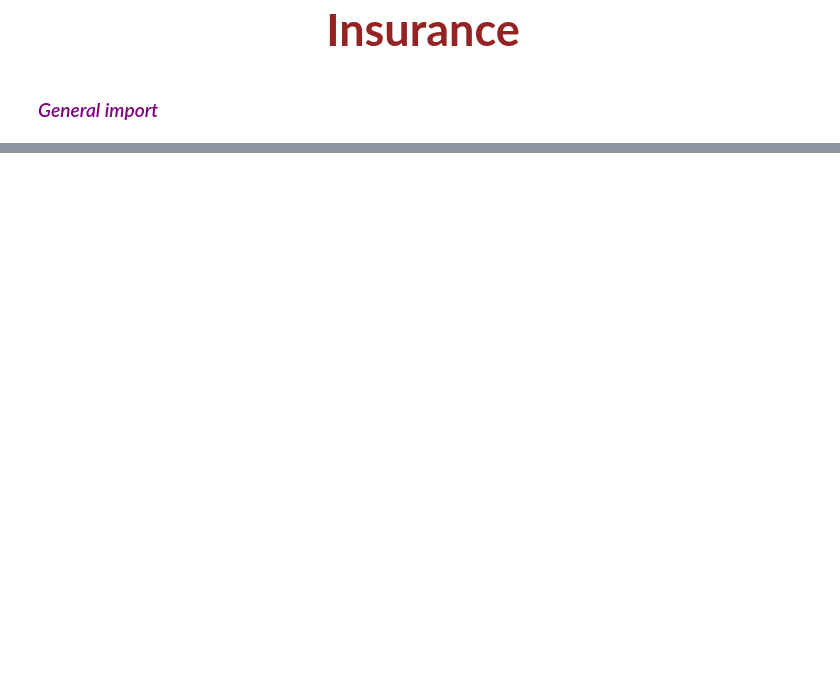
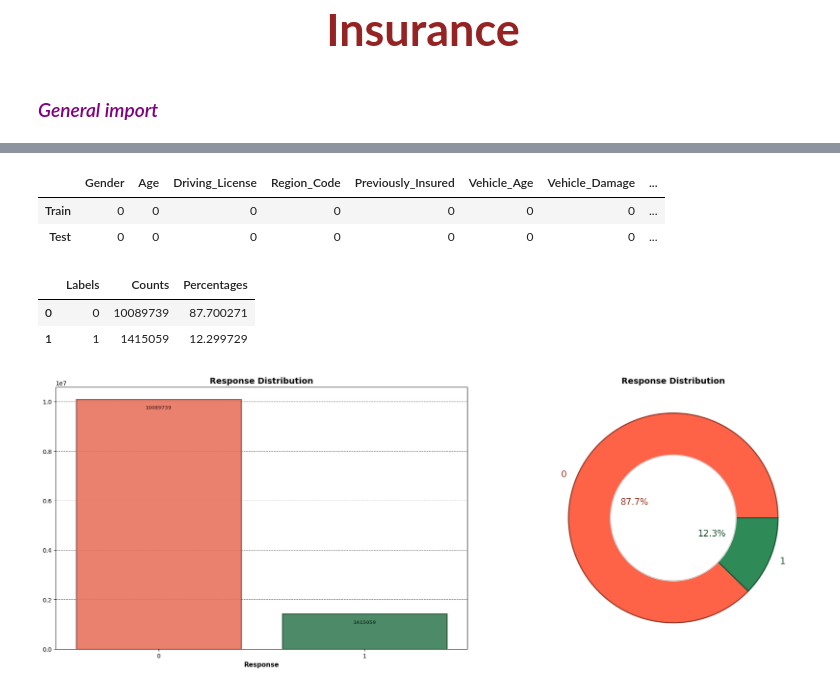
Before and after one commit to ydepledt/kaggle, a Jupyter notebook: insurance_cross_selling/insurance.ipynb, the cells around one changed output, grey strips where cells are left out. Saved outputs shown, nothing was run; the diff lists cells and outputs as text; code cells hidden in the pictures; blank space fills up the shorter version.

```diff
--- a/insurance_cross_selling/insurance.ipynb
+++ b/insurance_cross_selling/insurance.ipynb
@@ -27,9 +33,12 @@ Error:
 df_train = pd.read_csv(train_path)
 df_test  = pd.read_csv(test_path)
 
-# assert not df_train.empty
-# assert not df_test.empty
-# assert df_train.columns[:-1].equals(df_test.columns)
+df_train.drop(columns=['id'], inplace=True)
+df_test.drop(columns=['id'], inplace=True)
+
+assert not df_train.empty
+assert not df_test.empty
+assert df_train.columns[:-1].equals(df_test.columns)
 # %%
 print('_______Train_______')
 df_train.head(3)
@@ -38,0 +90,29 @@ df_test.head(3)
+# %%
+# We check for missing values
+nan_train = pd.DataFrame(df_train.isnull().sum()).T
+nan_train.index = ['Train']
+nan_test  = pd.DataFrame(df_test.isnull().sum()).T
+nan_test.index = ['Test']
+pd.concat([nan_train, nan_test], axis=0)
+# %% [output]
+|  | Gender | Age | Driving_License | Region_Code | Previously_Insured | Vehicle_Age | Vehicle_Damage | ... |
+| Train | 0 | 0 | 0 | 0 | 0 | 0 | 0 | ... |
+| Test | 0 | 0 | 0 | 0 | 0 | 0 | 0 | ... |
+# %%
+plt.figure(figsize=(25, 8))
+plt.subplots_adjust(wspace=0, hspace=0.1)
+ax = plt.subplot(121)
+utilities.plot_hist_discrete_feature(ax, df_train, 'Response',
+                                     color=['tomato', 'seagreen'],
+                                     title='Response Distribution')
+
+ax = plt.subplot(122)
+utilities.plot_pie_feature(ax, df_train, 'Response', color=['tomato', 'seagreen'],
+                           annot_fontsize=15, donnut_style=True, linewidth=2,
+                           donnut_size=0.6, annot_distance=0.4,
+                           title='Response Distribution')
+# %% [output]
+|  | Labels | Counts | Percentages |
+| 0 | 0 | 10089739 | 87.700271 |
+| 1 | 1 | 1415059 | 12.299729 |
+[figure, added]
```
Also changed, not shown: parts of 8 cells of this notebook, 2 other files.
